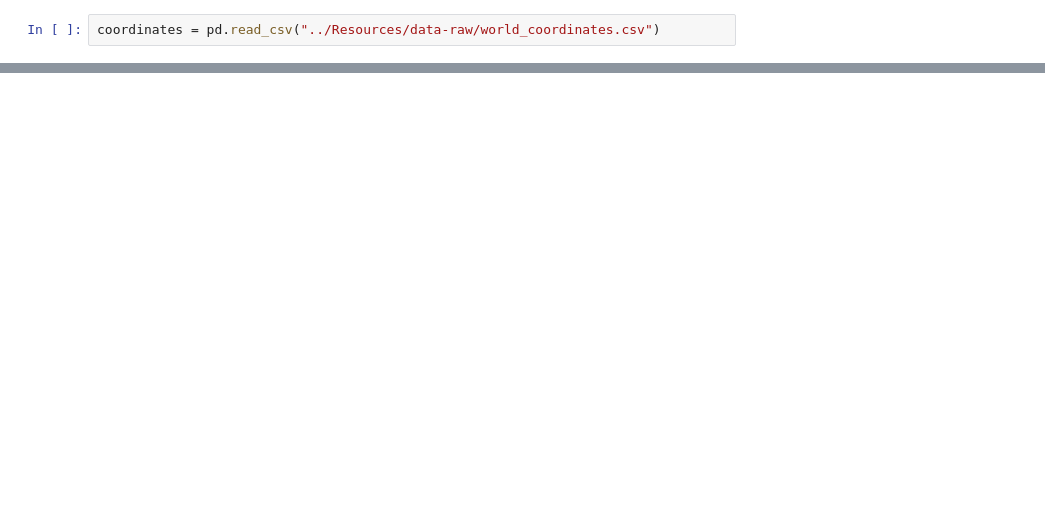
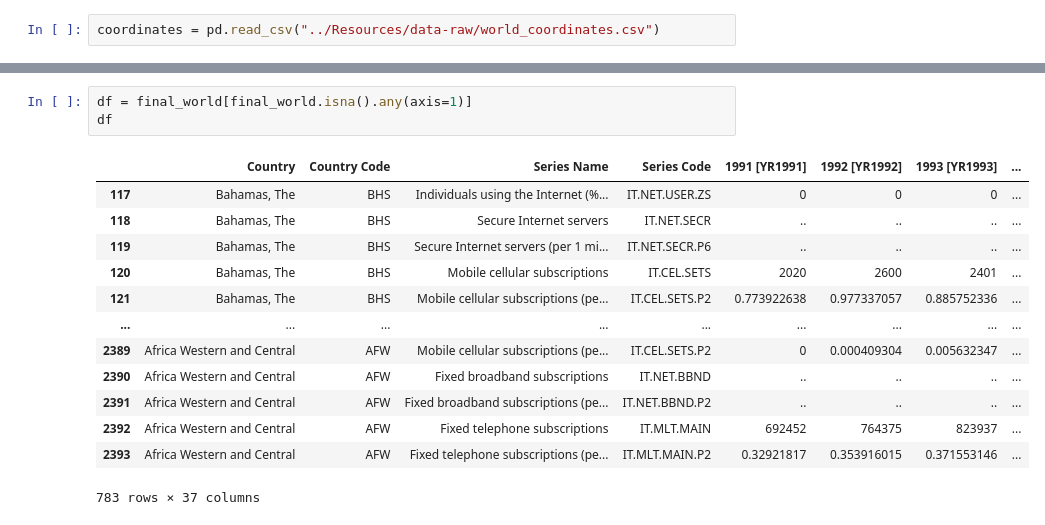
Before and after one commit to khadra1/Project-3-Connectivity, a Jupyter notebook: notebooks/cleaning_data.ipynb, the cells around one changed output, grey strips where cells are left out. Saved outputs shown, nothing was run; the diff lists cells and outputs as text; blank space fills up the shorter version.

```diff
--- a/notebooks/cleaning_data.ipynb
+++ b/notebooks/cleaning_data.ipynb
@@ -54,0 +51,17 @@ final_world
+# %%
+df = final_world[final_world.isna().any(axis=1)]
+df
+# %% [output]
+|  | Country | Country Code | Series Name | Series Code | 1991 [YR1991] | 1992 [YR1992] | 1993 [YR1993] | ... |
+| 117 | Bahamas, The | BHS | Individuals using the Internet (%... | IT.NET.USER.ZS | 0 | 0 | 0 | ... |
+| 118 | Bahamas, The | BHS | Secure Internet servers | IT.NET.SECR | .. | .. | .. | ... |
+| 119 | Bahamas, The | BHS | Secure Internet servers (per 1 mi... | IT.NET.SECR.P6 | .. | .. | .. | ... |
+| 120 | Bahamas, The | BHS | Mobile cellular subscriptions | IT.CEL.SETS | 2020 | 2600 | 2401 | ... |
+| 121 | Bahamas, The | BHS | Mobile cellular subscriptions (pe... | IT.CEL.SETS.P2 | 0.773922638 | 0.977337057 | 0.885752336 | ... |
+| ... | ... | ... | ... | ... | ... | ... | ... | ... |
+| 2389 | Africa Western and Central | AFW | Mobile cellular subscriptions (pe... | IT.CEL.SETS.P2 | 0 | 0.000409304 | 0.005632347 | ... |
+| 2390 | Africa Western and Central | AFW | Fixed broadband subscriptions | IT.NET.BBND | .. | .. | .. | ... |
+| 2391 | Africa Western and Central | AFW | Fixed broadband subscriptions (pe... | IT.NET.BBND.P2 | .. | .. | .. | ... |
+| 2392 | Africa Western and Central | AFW | Fixed telephone subscriptions | IT.MLT.MAIN | 692452 | 764375 | 823937 | ... |
+| 2393 | Africa Western and Central | AFW | Fixed telephone subscriptions (pe... | IT.MLT.MAIN.P2 | 0.32921817 | 0.353916015 | 0.371553146 | ... |
+783 rows × 37 columns
```
Also changed, not shown: parts of 5 cells of this notebook, 3 other files.
